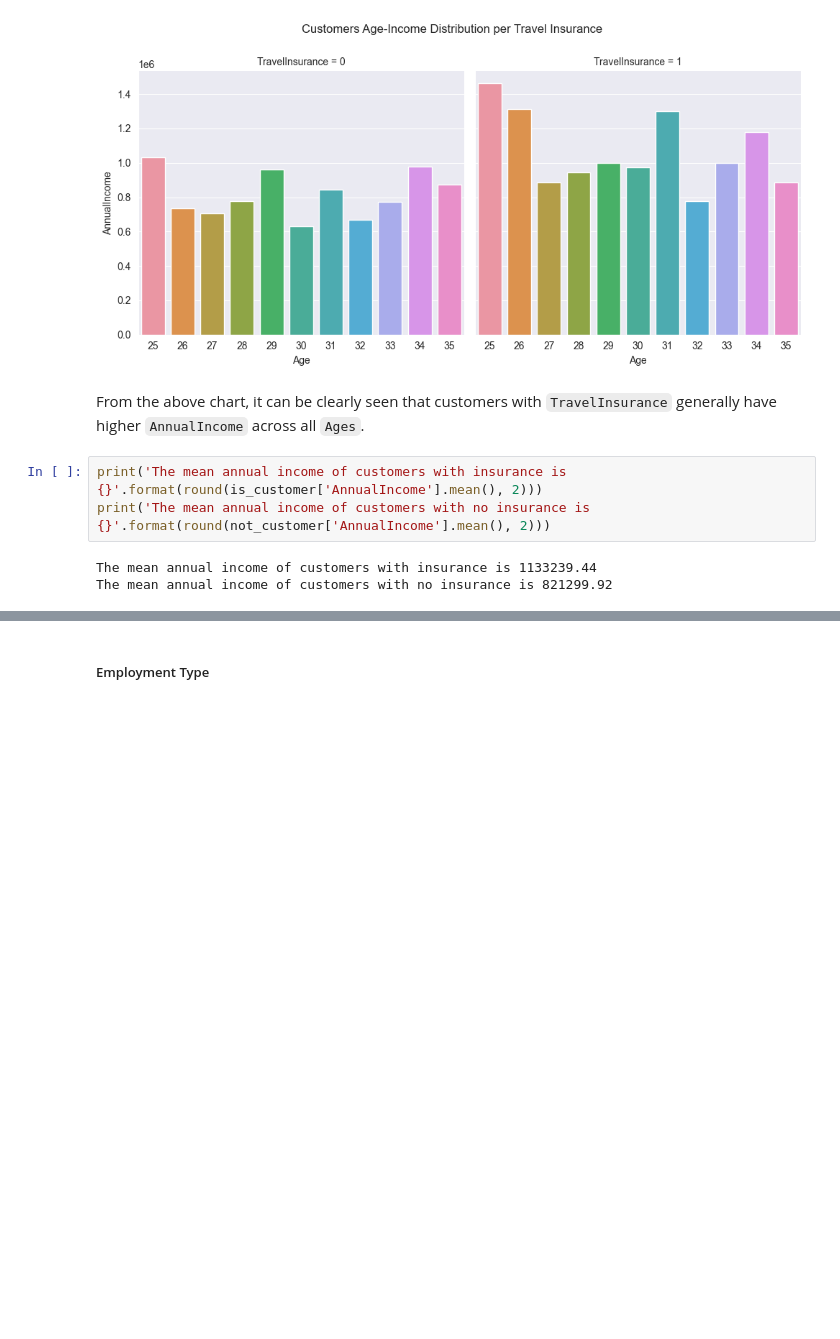
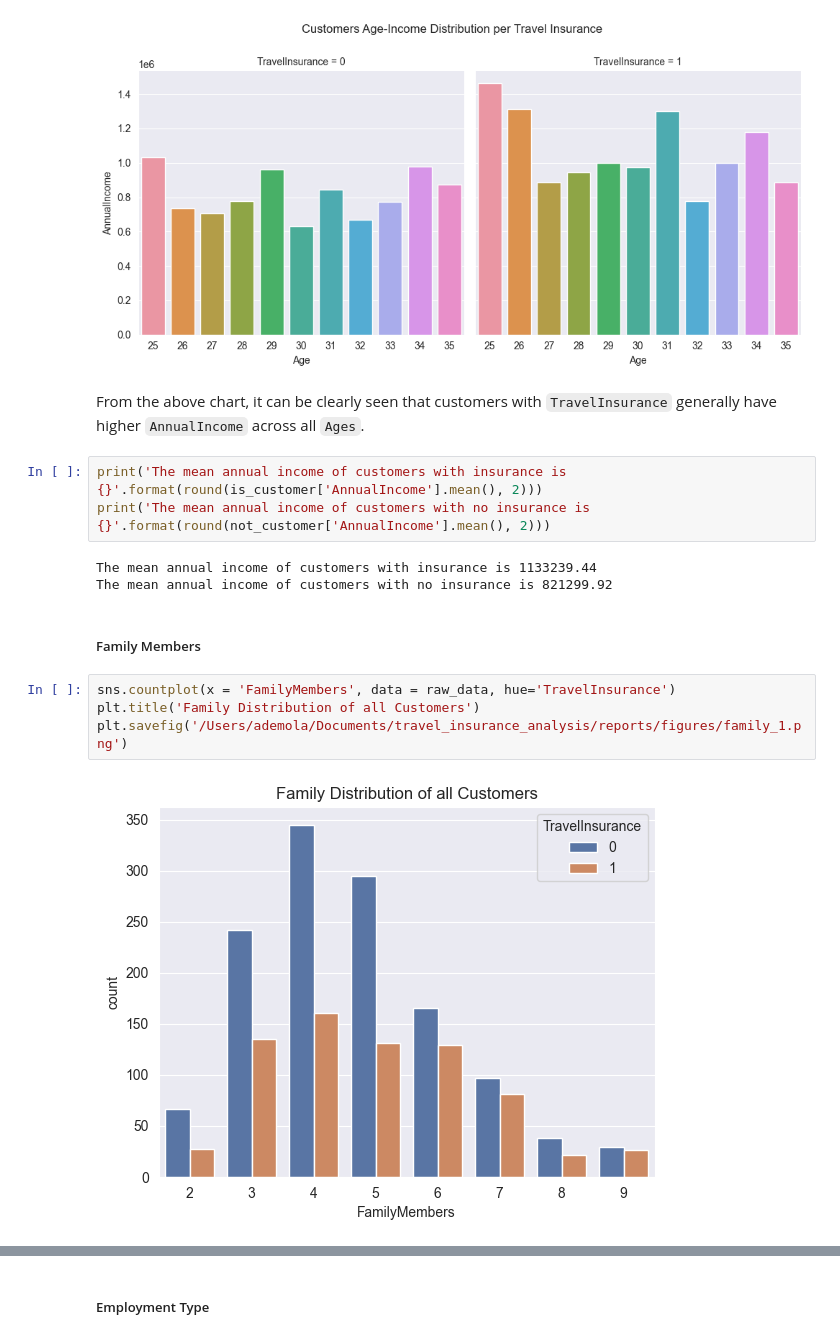
Before and after one commit to ade-mola/travel_insurance_analysis, a Jupyter notebook: notebooks/travel_insurance_analysis.ipynb, the cells around one changed output, grey strips where cells are left out. Saved outputs shown, nothing was run; the diff lists cells and outputs as text; blank space fills up the shorter version.

```diff
--- a/notebooks/travel_insurance_analysis.ipynb
+++ b/notebooks/travel_insurance_analysis.ipynb
@@ -269,3 +273,11 @@ print('The mean annual income of customers with no insurance is {}'.format(round
 # %% [output]
 The mean annual income of customers with insurance is 1133239.44
 The mean annual income of customers with no insurance is 821299.92
+# %% [markdown]
+##### Family Members
+# %%
+sns.countplot(x = 'FamilyMembers', data = raw_data, hue='TravelInsurance')
+plt.title('Family Distribution of all Customers')
+plt.savefig('/Users/ademola/Documents/travel_insurance_analysis/reports/figures/family_1.png')
+# %% [output]
+[figure, added]
```
Also changed, not shown: parts of 50 cells of this notebook, 28 other files.
